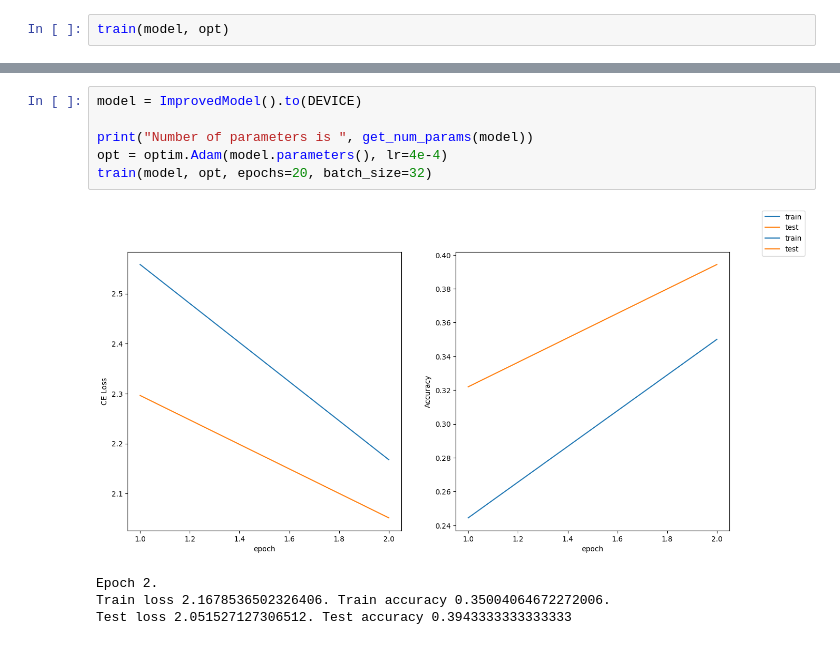
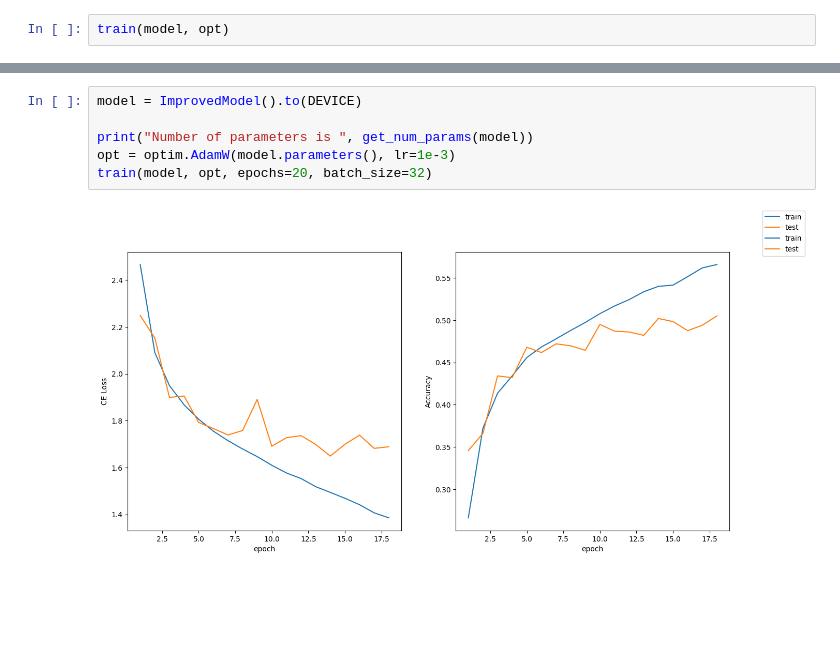
Before and after one commit to aliyzd95/speech_course, a Jupyter notebook: week_02_vad_sed/homework.ipynb, the cells around one changed output, grey strips where cells are left out. Cells and saved outputs as stored; diff of their text form; blank space fills up the shorter version.

```diff
--- a/week_02_vad_sed/homework.ipynb
+++ b/week_02_vad_sed/homework.ipynb
@@ -336,11 +358,8 @@ class ImprovedModel(nn.Module):
 # %%
 model = ImprovedModel().to(DEVICE)
 
 print("Number of parameters is ", get_num_params(model))
-opt = optim.Adam(model.parameters(), lr=4e-4)
+opt = optim.AdamW(model.parameters(), lr=1e-3)
 train(model, opt, epochs=20, batch_size=32)
 # %% [output]
-[figure, old version]
+[figure, new version]
-Epoch 2.
-Train loss 2.1678536502326406. Train accuracy 0.35004064672272006.
-Test loss 2.051527127306512. Test accuracy 0.3943333333333333
```
Also changed, not shown: parts of 3 cells of this notebook.
